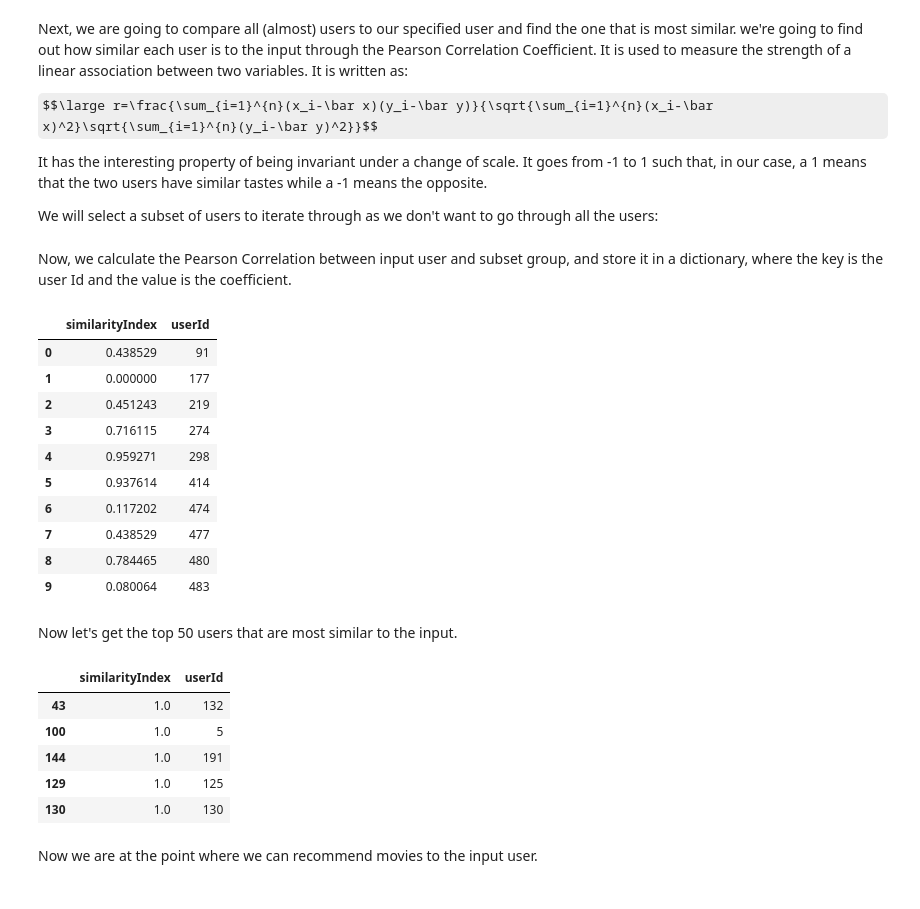
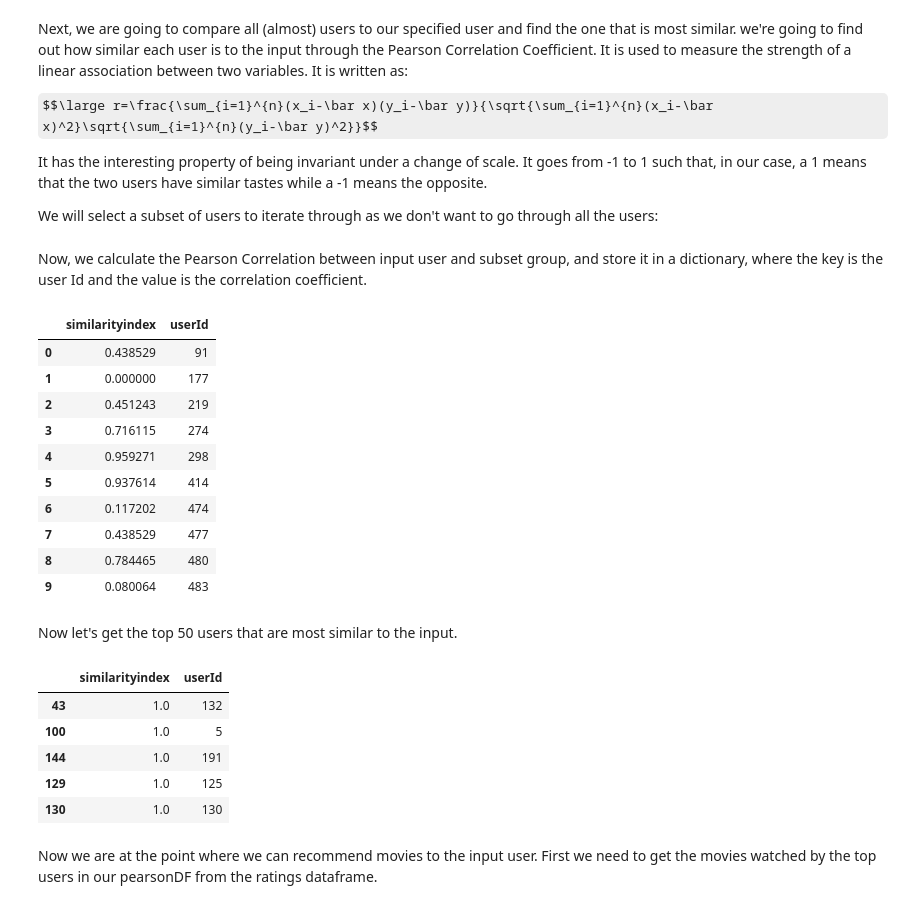
Before and after one commit to GrasieleDosSantos/recommender_system, a Jupyter notebook: recommender_system.ipynb, the cells around one changed output. Drawn from its saved outputs; the diff is of its cells as text; code cells hidden in the pictures; some formulas as TeX source.

```diff
--- a/recommender_system.ipynb
+++ b/recommender_system.ipynb
@@ -147,7 +147,7 @@ We will select a subset of users to iterate through as we don't want to go throu
 # %%
 user_subset_grouped = user_subset_grouped[0:200]
 # %% [markdown]
-Now, we calculate the Pearson Correlation between input user and subset group, and store it in a dictionary, where the key is the user Id and the value is the coefficient.
+Now, we calculate the Pearson Correlation between input user and subset group, and store it in a dictionary, where the key is the user Id and the value is the correlation coefficient.
 # %%
 from math import sqrt
 
@@ -157,7 +157,7 @@ for name, group in user_subset_grouped:
     group = group.sort_values(by='movieId')
     input_movies = input_movies.sort_values(by='movieId')
     #Get the N for the formula
-    nRatings = len(group)
+    n_ratings = len(group)
     #Get the review scores for the movies that they both have in common
     temp_df = input_movies[input_movies['movieId'].isin(group['movieId'].tolist())]
     #And then store them in a temporary buffer variable in a list format
@@ -165,9 +165,9 @@ for name, group in user_subset_grouped:
     #Let's also put the current user group reviews in a list format
     temp_group_list = group['rating'].tolist()
     #Now let's calculate the pearson correlation between two users, so called, x and y
-    Sxx = sum([i**2 for i in temp_rating_list]) - pow(sum(temp_rating_list),2)/float(nRatings)
-    Syy = sum([i**2 for i in temp_group_list]) - pow(sum(temp_group_list),2)/float(nRatings)
-    Sxy = sum( i*j for i, j in zip(temp_rating_list, temp_group_list)) - sum(temp_rating_list)*sum(temp_group_list)/float(nRatings)
+    Sxx = sum([i**2 for i in temp_rating_list]) - pow(sum(temp_rating_list),2)/float(n_ratings)
+    Syy = sum([i**2 for i in temp_group_list]) - pow(sum(temp_group_list),2)/float(n_ratings)
+    Sxy = sum( i*j for i, j in zip(temp_rating_list, temp_group_list)) - sum(temp_rating_list)*sum(temp_group_list)/float(n_ratings)
 
     #If the denominator is different from zero, then divide, else, 0 correlation.
     if Sxx != 0 and Syy != 0:
@@ -176,12 +176,12 @@ for name, group in user_subset_grouped:
         pearson_correlation_dict[name] = 0
 # %%
 pearsonDF = pd.DataFrame.from_dict(pearson_correlation_dict, orient='index')
-pearsonDF.columns = ['similarityIndex']
+pearsonDF.columns = ['similarityindex']
 pearsonDF['userId'] = pearsonDF.index
 pearsonDF.index = range(len(pearsonDF))
 pearsonDF.head(10)
 # %% [output]
-|  | similarityIndex | userId |
+|  | similarityindex | userId |
 | 0 | 0.438529 | 91 |
 | 1 | 0.000000 | 177 |
 | 2 | 0.451243 | 219 |
@@ -195,14 +195,14 @@ pearsonDF.head(10)
 # %% [markdown]
 Now let's get the top 50 users that are most similar to the input.
 # %%
-top_users=pearsonDF.sort_values(by='similarityIndex', ascending=False)[0:50]
+top_users=pearsonDF.sort_values(by='similarityindex', ascending=False)[0:50]
 top_users.head()
 # %% [output]
-|  | similarityIndex | userId |
+|  | similarityindex | userId |
 | 43 | 1.0 | 132 |
 | 100 | 1.0 | 5 |
 | 144 | 1.0 | 191 |
 | 129 | 1.0 | 125 |
 | 130 | 1.0 | 130 |
 # %% [markdown]
-Now we are at the point where we can recommend movies to the input user.
+Now we are at the point where we can recommend movies to the input user. First we need to get the movies watched by the top users in our pearsonDF from the ratings dataframe.
```
Also changed, not shown: parts of 8 cells of this notebook.
